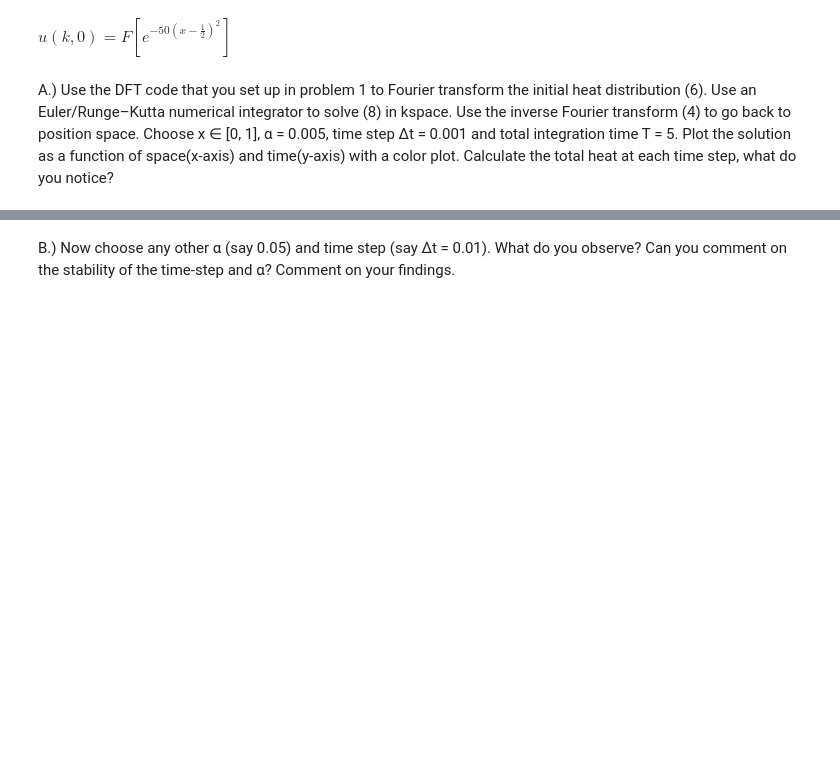
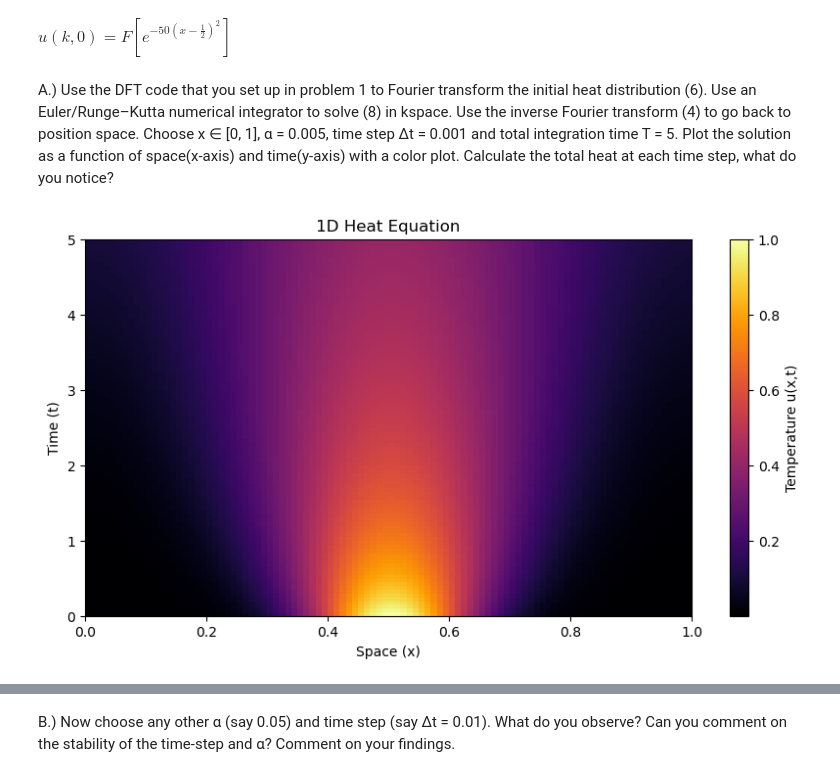
Before and after one commit to PolishJacob/ASTR5900_Projects, a Jupyter notebook: HW_05/Fourier.ipynb, the cells around one changed output, grey strips where cells are left out. Drawn from its saved outputs; the diff is of its cells as text; code cells hidden in the pictures; blank space fills up the shorter version.

Commit message:
Set up initial functions for heat equation

```diff
--- a/HW_05/Fourier.ipynb
+++ b/HW_05/Fourier.ipynb
@@ -270,0 +258,46 @@ def runge_kutta_2(fxn, initial_x, final_x, initial_y, steps):
+# %%
+# Parameters
+N = 100 # Following as before
+alpha = 0.005
+dt = 0.001
+T = 5
+time_steps = np.arange(0, T, dt)
+m_arr = fftfreq(N, d = 1 / N)
+k_arr = 2 * np.pi * m_arr # k-space array
+
+# Initial k-space condition
+x_arr = np.arange(N) / N
+u_initial = np.exp(-50 * (x_arr - 0.5)**2)
+u_hat = fft(u_initial)
+
+# Arrays to store our results for plotting
+plot_interval = 50
+u_space_time = np.zeros((time_steps // plot_interval, N))
+total_heat = np.zeros(time_steps)
+
+# 3. Time Integration Loop (RK2 Method in k-space)
+for t in range(time_steps):
+
+    # Calculate total heat (The k=0 component scaled by 1/N)
+    total_heat[t] = np.real(u_hat[0]) / N
+
+    # Store real-space distribution for the color plot occasionally
+    if t % plot_interval == 0:
+        u_x = ifft(u_hat)
+        u_space_time[t // plot_interval, :] = np.real(u_x)
+
+    # --- YOUR RK2 LOGIC ---
+    K1 = heat(alpha, k_arr, u_hat)
+    K2 = heat(alpha, k_arr, u_hat + (dt * K1))
+    u_hat = u_hat + ((dt * (K1 + K2)) / 2)
+# %%
+# Color plot of space vs time
+plt.figure(figsize=(10, 5))
+plt.imshow(u_space_time, aspect = 'auto', origin = 'lower', extent = [0, 1, 0, T], cmap = 'inferno')
+plt.colorbar(label = 'Temperature u(x,t)')
+plt.xlabel('Space (x)')
+plt.ylabel('Time (t)')
+plt.title("1D Heat Equation")
+plt.show()
+# %% [output]
+[figure, added]
```
Also changed, not shown: parts of 6 cells of this notebook.
